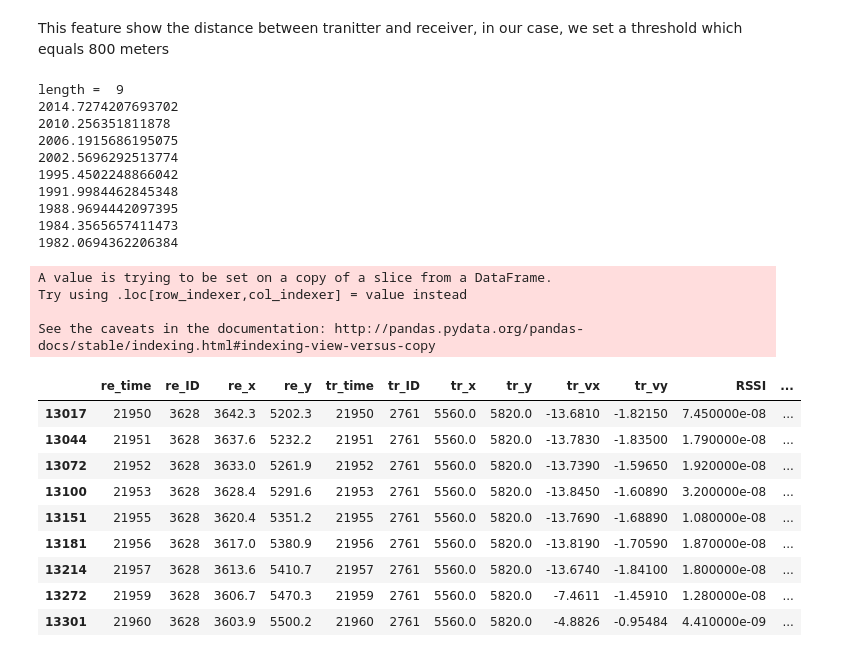
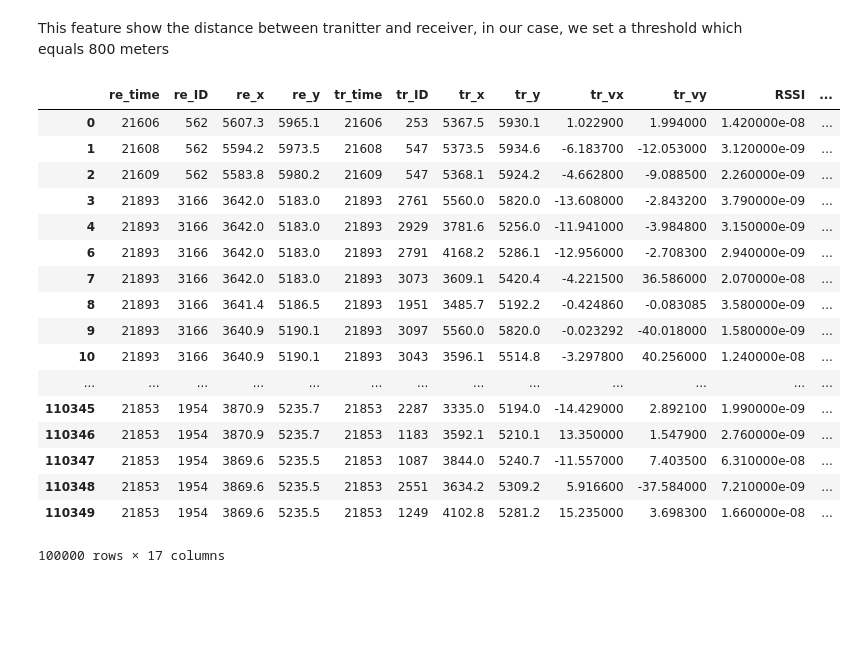
Before and after one commit to liangwangENST/SR2I208-Detection-Malicious-data, a Jupyter notebook: feature.ipynb, the cells around one changed output. Cells and saved outputs as stored; diff of their text form; code cells hidden in the pictures; blank space fills up the shorter version.

```diff
--- a/feature.ipynb
+++ b/feature.ipynb
@@ -85,16 +81,15 @@ def location_plausibility(receiver_of_sender):
 
             score.append(t_x+t_y)
     return score
-def add_figure_1(data_atk1):
+def add_feature_1(data_atk1):
     sender_ID = np.unique(np.array(data_atk1.iloc[:,5]))
     number_id_s = len(sender_ID)
 
     for i in range(number_id_s):
-        print(sender_ID[i])
-        #if(sender_ID[i]==97): break
         b = data_atk1.loc[(data_atk1['tr_ID']==sender_ID[i])]
-        #print("b = ",b)
-        figure_1 = location_plausibility(b)
-        #print("figure 1 = ", figure_1)
-        data_atk1['figure_1'] = pd.Series(figure_1, index=b.index)
+        feature_1 = location_plausibility(b)
+        if(i==0):
+            data_atk1["feature_1"] = pd.Series(feature_1, index=b.index)
+        else:
+            data_atk1["feature_1"].update(pd.Series(feature_1, index=b.index))
     return data_atk1
@@ -233,15 +120,16 @@ def movement_plausibility(receiver_of_sender):
         score.append(flag)
     return score
 
-def add_figure_2(data_atk1):
+def add_feature_2(data_atk1):
     sender_ID = np.unique(np.array(data_atk1.iloc[:,5]))
     s_number_id = len(sender_ID)
     for i in range(s_number_id):
-        #print(sender_ID[i])
-        if(sender_ID[i]==97): break
         b = data_atk1.loc[(data_atk1['tr_ID']==sender_ID[i])]
-        figure_2 = movement_plausibility(b)
-        data_atk1['figure_2'] = pd.Series(figure_2, index=b.index)
+        feature_2 = movement_plausibility(b)
+        if(i==0):
+            data_atk1["feature_2"] = pd.Series(feature_2, index=b.index)
+        else:
+            data_atk1["feature_2"].update(pd.Series(feature_2, index=b.index))
     return data_atk1
 # %%
 #data_atk1 = data_atk1[data_atk1['tr_ID']==2761]
@@ -463,29 +331,25 @@ def add_figure_7(data_atk1):
     return data_atk1
-# %%
-k = add_figure_7(g)
-k
-# %% [output]
-length =  9
-2014.7274207693702
-2010.256351811878
-2006.1915686195075
-2002.5696292513774
-1995.4502248866042
-1991.9984462845348
-1988.9694442097395
-1984.3565657411473
-1982.0694362206384
-A value is trying to be set on a copy of a slice from a DataFrame.
-Try using .loc[row_indexer,col_indexer] = value instead
-
-See the caveats in the documentation: http://pandas.pydata.org/pandas-docs/stable/indexing.html#indexing-view-versus-copy
-|  | re_time | re_ID | re_x | re_y | tr_time | tr_ID | tr_x | tr_y | tr_vx | tr_vy | RSSI | ... |
-| 13017 | 21950 | 3628 | 3642.3 | 5202.3 | 21950 | 2761 | 5560.0 | 5820.0 | -13.6810 | -1.82150 | 7.450000e-08 | ... |
-| 13044 | 21951 | 3628 | 3637.6 | 5232.2 | 21951 | 2761 | 5560.0 | 5820.0 | -13.7830 | -1.83500 | 1.790000e-08 | ... |
-| 13072 | 21952 | 3628 | 3633.0 | 5261.9 | 21952 | 2761 | 5560.0 | 5820.0 | -13.7390 | -1.59650 | 1.920000e-08 | ... |
-| 13100 | 21953 | 3628 | 3628.4 | 5291.6 | 21953 | 2761 | 5560.0 | 5820.0 | -13.8450 | -1.60890 | 3.200000e-08 | ... |
-| 13151 | 21955 | 3628 | 3620.4 | 5351.2 | 21955 | 2761 | 5560.0 | 5820.0 | -13.7690 | -1.68890 | 1.080000e-08 | ... |
-| 13181 | 21956 | 3628 | 3617.0 | 5380.9 | 21956 | 2761 | 5560.0 | 5820.0 | -13.8190 | -1.70590 | 1.870000e-08 | ... |
-| 13214 | 21957 | 3628 | 3613.6 | 5410.7 | 21957 | 2761 | 5560.0 | 5820.0 | -13.6740 | -1.84100 | 1.800000e-08 | ... |
-| 13272 | 21959 | 3628 | 3606.7 | 5470.3 | 21959 | 2761 | 5560.0 | 5820.0 | -7.4611 | -1.45910 | 1.280000e-08 | ... |
-| 13301 | 21960 | 3628 | 3603.9 | 5500.2 | 21960 | 2761 | 5560.0 | 5820.0 | -4.8826 | -0.95484 | 4.410000e-09 | ... |
+# %%
+add_feature_1(data_atk1)
+add_feature_2(data_atk1)
+add_feature_3(data_atk1)
+add_feature_4(data_atk1)
+# %% [output]
+|  | re_time | re_ID | re_x | re_y | tr_time | tr_ID | tr_x | tr_y | tr_vx | tr_vy | RSSI | ... |
+| 0 | 21606 | 562 | 5607.3 | 5965.1 | 21606 | 253 | 5367.5 | 5930.1 | 1.022900 | 1.994000 | 1.420000e-08 | ... |
+| 1 | 21608 | 562 | 5594.2 | 5973.5 | 21608 | 547 | 5373.5 | 5934.6 | -6.183700 | -12.053000 | 3.120000e-09 | ... |
+| 2 | 21609 | 562 | 5583.8 | 5980.2 | 21609 | 547 | 5368.1 | 5924.2 | -4.662800 | -9.088500 | 2.260000e-09 | ... |
+| 3 | 21893 | 3166 | 3642.0 | 5183.0 | 21893 | 2761 | 5560.0 | 5820.0 | -13.608000 | -2.843200 | 3.790000e-09 | ... |
+| 4 | 21893 | 3166 | 3642.0 | 5183.0 | 21893 | 2929 | 3781.6 | 5256.0 | -11.941000 | -3.984800 | 3.150000e-09 | ... |
+| 6 | 21893 | 3166 | 3642.0 | 5183.0 | 21893 | 2791 | 4168.2 | 5286.1 | -12.956000 | -2.708300 | 2.940000e-09 | ... |
+| 7 | 21893 | 3166 | 3642.0 | 5183.0 | 21893 | 3073 | 3609.1 | 5420.4 | -4.221500 | 36.586000 | 2.070000e-08 | ... |
+| 8 | 21893 | 3166 | 3641.4 | 5186.5 | 21893 | 1951 | 3485.7 | 5192.2 | -0.424860 | -0.083085 | 3.580000e-09 | ... |
+| 9 | 21893 | 3166 | 3640.9 | 5190.1 | 21893 | 3097 | 5560.0 | 5820.0 | -0.023292 | -40.018000 | 1.580000e-09 | ... |
+| 10 | 21893 | 3166 | 3640.9 | 5190.1 | 21893 | 3043 | 3596.1 | 5514.8 | -3.297800 | 40.256000 | 1.240000e-08 | ... |
+| ... | ... | ... | ... | ... | ... | ... | ... | ... | ... | ... | ... | ... |
+| 110345 | 21853 | 1954 | 3870.9 | 5235.7 | 21853 | 2287 | 3335.0 | 5194.0 | -14.429000 | 2.892100 | 1.990000e-09 | ... |
+| 110346 | 21853 | 1954 | 3870.9 | 5235.7 | 21853 | 1183 | 3592.1 | 5210.1 | 13.350000 | 1.547900 | 2.760000e-09 | ... |
+| 110347 | 21853 | 1954 | 3869.6 | 5235.5 | 21853 | 1087 | 3844.0 | 5240.7 | -11.557000 | 7.403500 | 6.310000e-08 | ... |
+| 110348 | 21853 | 1954 | 3869.6 | 5235.5 | 21853 | 2551 | 3634.2 | 5309.2 | 5.916600 | -37.584000 | 7.210000e-09 | ... |
+| 110349 | 21853 | 1954 | 3869.6 | 5235.5 | 21853 | 1249 | 4102.8 | 5281.2 | 15.235000 | 3.698300 | 1.660000e-08 | ... |
+100000 rows × 17 columns
```
Also changed, not shown: parts of 14 cells of this notebook, 3 other files.
